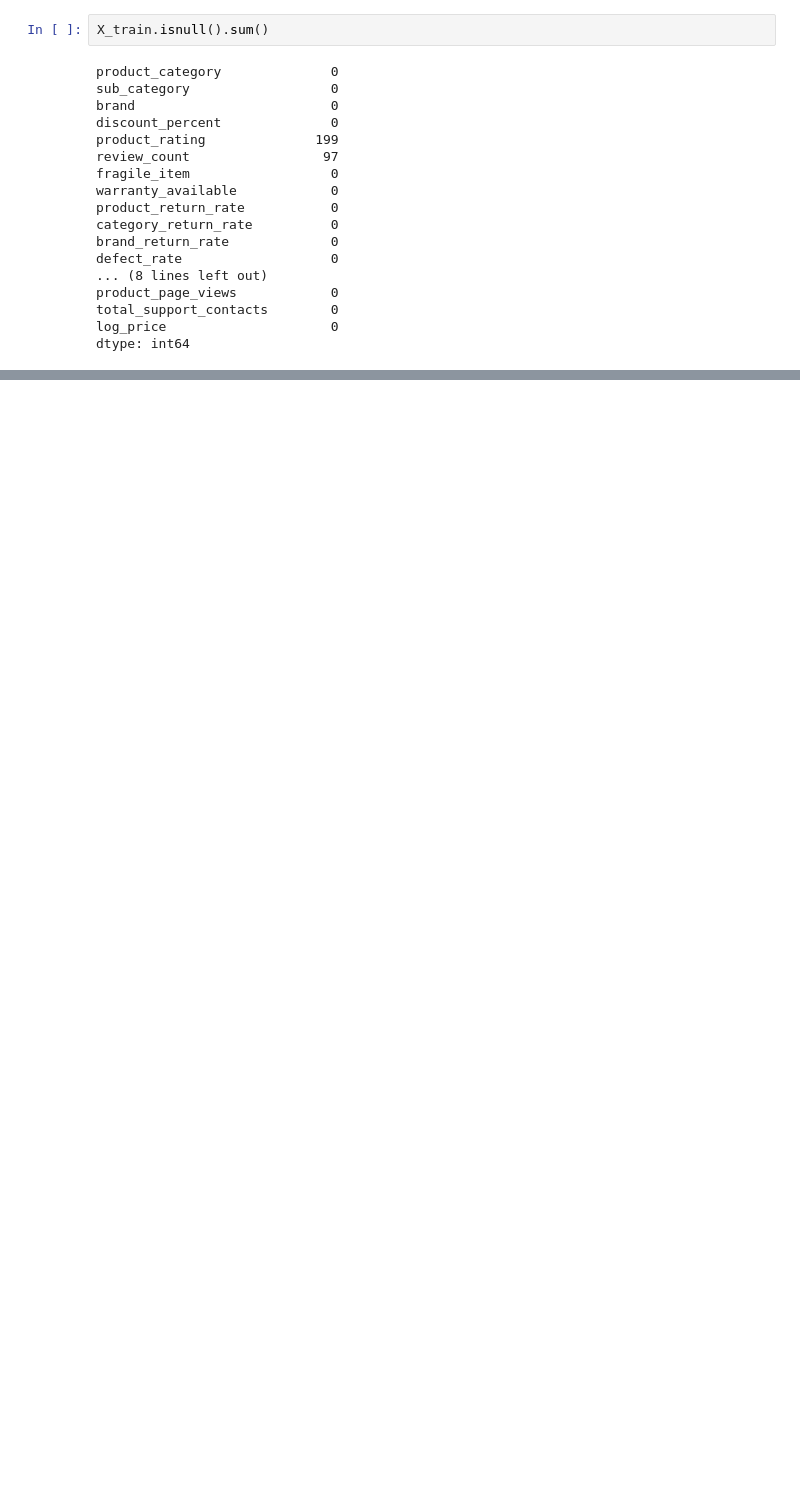
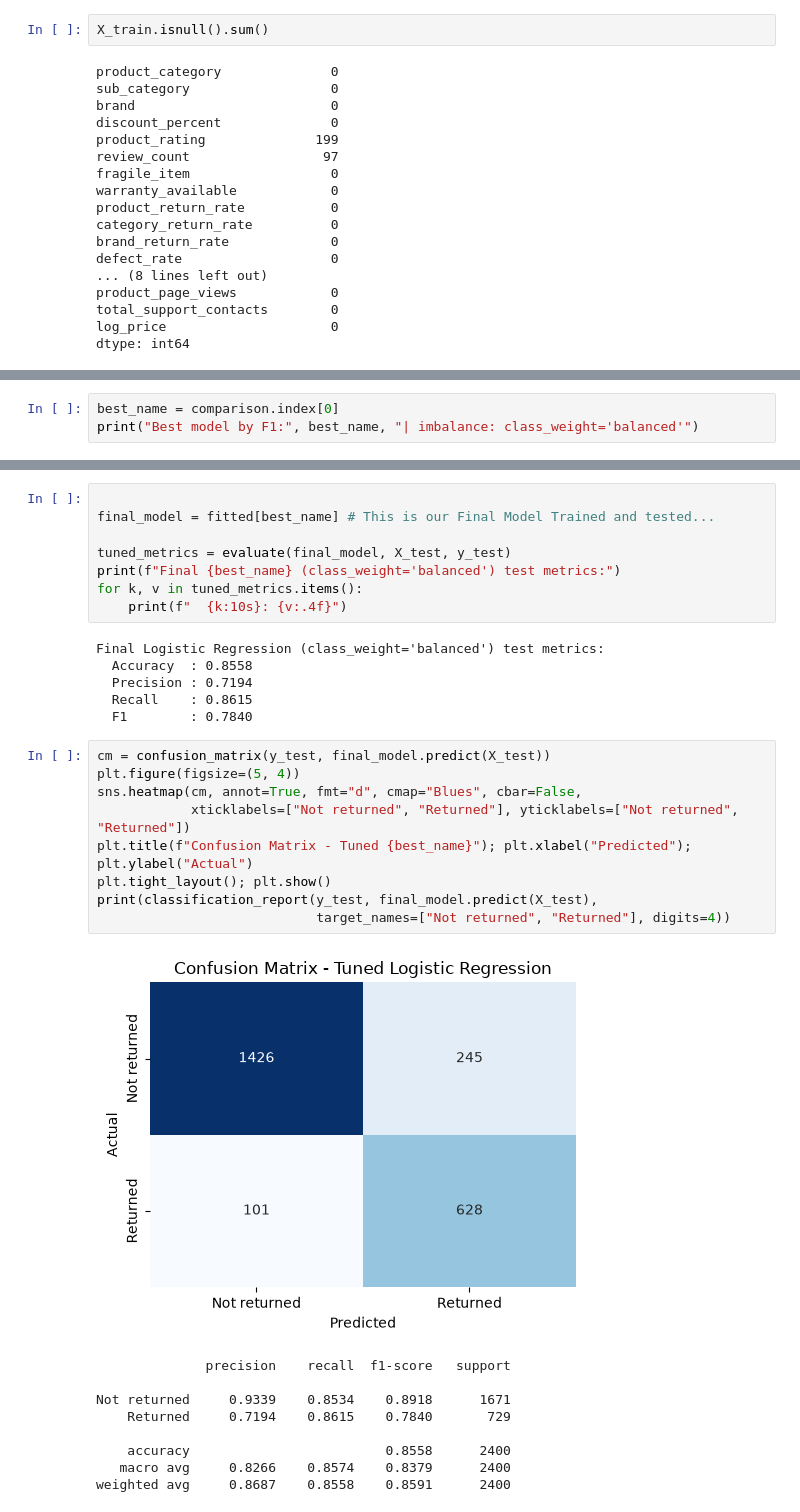
Before and after one commit to abhishekr1403/Product_Return_Predictor, a Jupyter notebook: Return_prediction_modeling.ipynb, the cells around one changed output, grey strips where cells are left out. Saved outputs shown, nothing was run; the diff lists cells and outputs as text; blank space fills up the shorter version.

```diff
--- a/Return_prediction_modeling.ipynb
+++ b/Return_prediction_modeling.ipynb
@@ -409,0 +535,3 @@ Train: (9597, 85), Test: (2400, 85)
+# %%
+best_name = comparison.index[0]
+print("Best model by F1:", best_name, "| imbalance: class_weight='balanced'")
@@ -409,0 +556,33 @@ Train: (9597, 85), Test: (2400, 85)
+# %%
+
+final_model = fitted[best_name] # This is our Final Model Trained and tested...
+
+tuned_metrics = evaluate(final_model, X_test, y_test)
+print(f"Final {best_name} (class_weight='balanced') test metrics:")
+for k, v in tuned_metrics.items():
+    print(f"  {k:10s}: {v:.4f}")
+# %% [output]
+Final Logistic Regression (class_weight='balanced') test metrics:
+  Accuracy  : 0.8558
+  Precision : 0.7194
+  Recall    : 0.8615
+  F1        : 0.7840
+# %%
+cm = confusion_matrix(y_test, final_model.predict(X_test))
+plt.figure(figsize=(5, 4))
+sns.heatmap(cm, annot=True, fmt="d", cmap="Blues", cbar=False,
+            xticklabels=["Not returned", "Returned"], yticklabels=["Not returned", "Returned"])
+plt.title(f"Confusion Matrix - Tuned {best_name}"); plt.xlabel("Predicted"); plt.ylabel("Actual")
+plt.tight_layout(); plt.show()
+print(classification_report(y_test, final_model.predict(X_test),
+                            target_names=["Not returned", "Returned"], digits=4))
+# %% [output]
+[figure, added]
+              precision    recall  f1-score   support
+
+Not returned     0.9339    0.8534    0.8918      1671
+    Returned     0.7194    0.8615    0.7840       729
+
+    accuracy                         0.8558      2400
+   macro avg     0.8266    0.8574    0.8379      2400
+weighted avg     0.8687    0.8558    0.8591      2400
```
Also changed, not shown: parts of 22 cells of this notebook.
